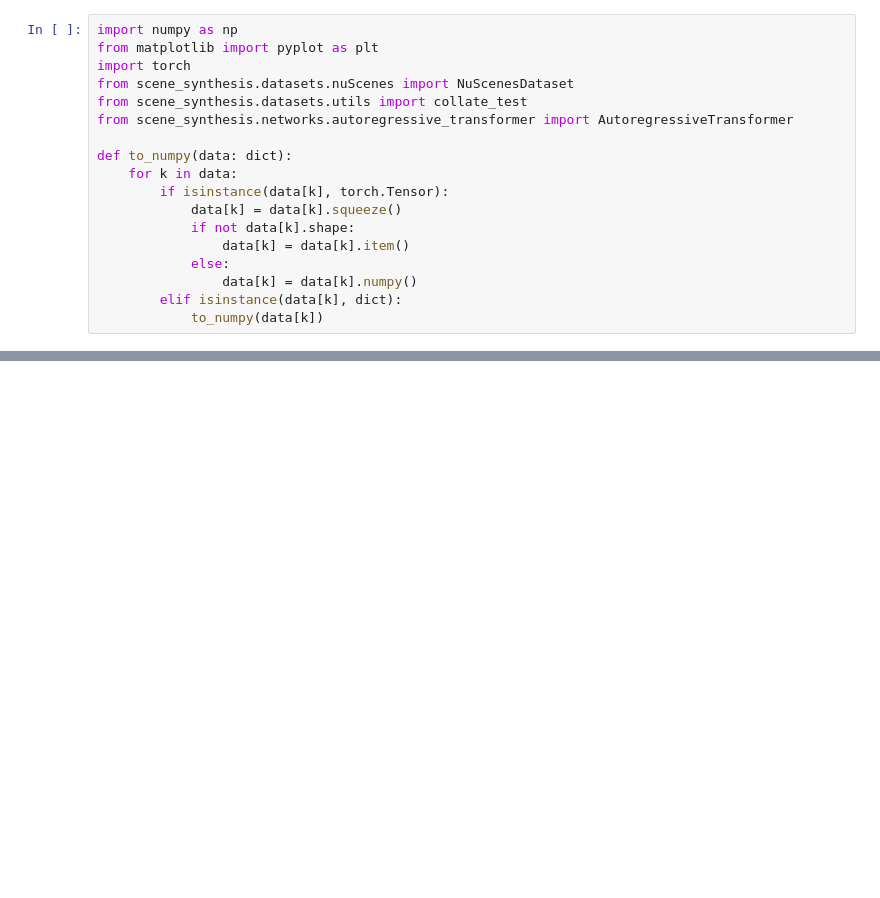
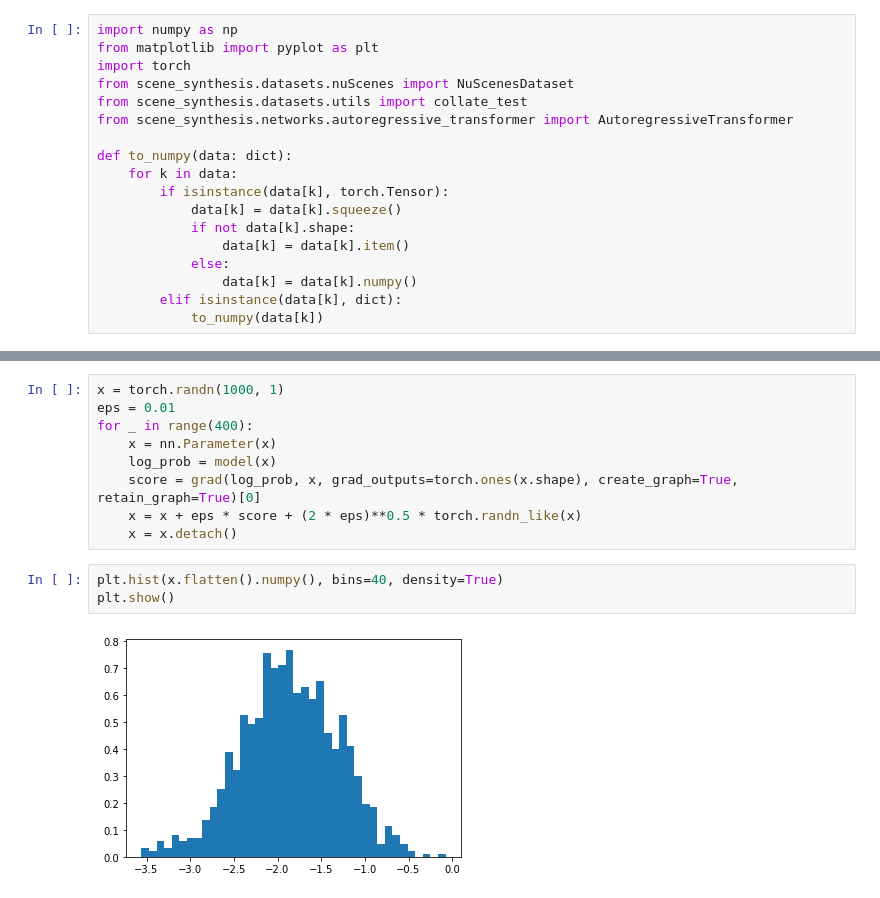
Before and after one commit to Abracadabra0/ATISS-Traffic, a Jupyter notebook: visualize.ipynb, the cells around one changed output, grey strips where cells are left out. Cells and saved outputs as stored; diff of their text form; blank space fills up the shorter version.

```diff
--- a/visualize.ipynb
+++ b/visualize.ipynb
@@ -102,0 +190,14 @@ probs['theta'].log_prob(torch.tensor(0))
+# %%
+x = torch.randn(1000, 1)
+eps = 0.01
+for _ in range(400):
+    x = nn.Parameter(x)
+    log_prob = model(x)
+    score = grad(log_prob, x, grad_outputs=torch.ones(x.shape), create_graph=True, retain_graph=True)[0]
+    x = x + eps * score + (2 * eps)**0.5 * torch.randn_like(x)
+    x = x.detach()
+# %%
+plt.hist(x.flatten().numpy(), bins=40, density=True)
+plt.show()
+# %% [output]
+[figure, added]
```
Also changed, not shown: parts of 14 cells of this notebook, 7 other files.
